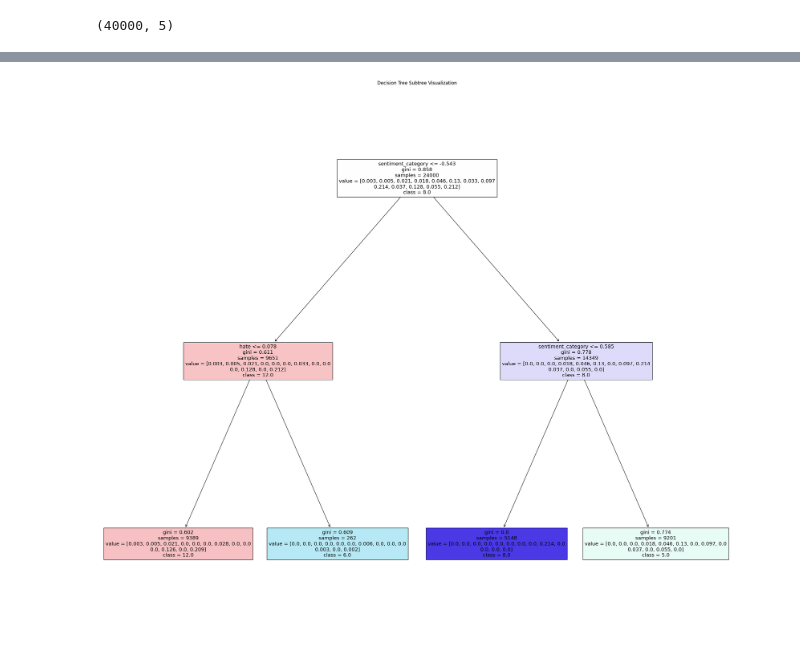
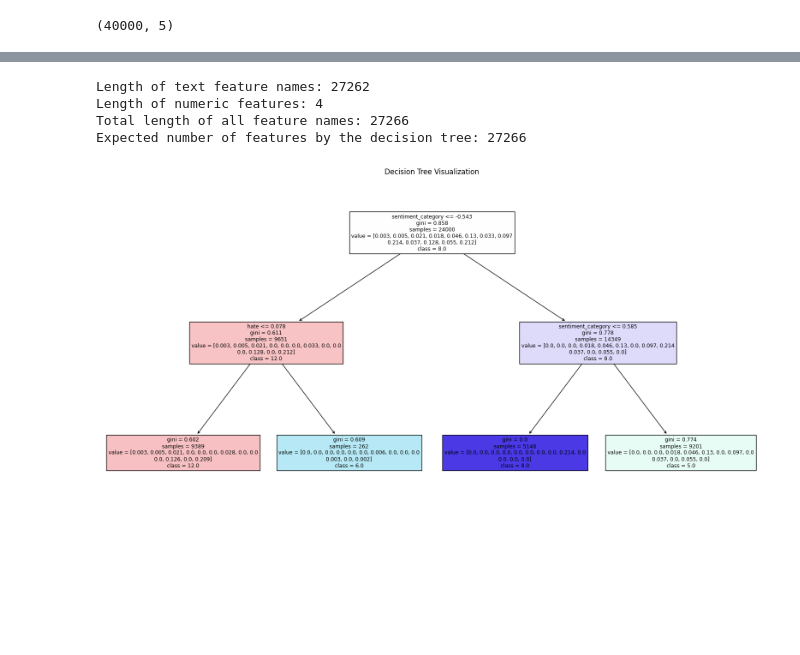
Before and after one commit to VajinderKaur/TheSparksFoundation_Task2, a Jupyter notebook: Decision_Tree_Algorithm.ipynb, the cells around one changed output, grey strips where cells are left out. Cells and saved outputs as stored; diff of their text form; code cells hidden in the pictures; blank space fills up the shorter version.

```diff
--- a/Decision_Tree_Algorithm.ipynb
+++ b/Decision_Tree_Algorithm.ipynb
@@ -95,9 +95,9 @@ def extract_sentiment_scores(text):
 df['neg_score'], df['neu_score'], df['pos_score'] = zip(*df['content'].map(extract_sentiment_scores))
 
 def map_sentiment_category(sentiment):
-    if sentiment in ['anger', 'boredom', 'empty', 'hate', 'sadness', 'worry']:
+    if sentiment in ['anger', 'hate', 'sadness', 'worry', 'boredom', 'empty']:
         return 'negative'
-    elif sentiment == 'neutral':
+    elif sentiment in ['neutral']:
         return 'neutral'
     else:
         return 'positive'
@@ -355,40 +354,51 @@ weighted avg       0.59      0.60      0.54     16000
 # %%
-from sklearn.tree import export_graphviz
-import graphviz
 from sklearn.tree import plot_tree
+import matplotlib.pyplot as plt
+import numpy as np
 
 # Function to visualize a subtree of the decision tree
-def visualize_subtree(adaboost_classifier, feature_names, class_names, base_estimator_index, node_index, filename=None):
+def visualize_subtree(adaboost_classifier, feature_names, class_names, base_estimator_index, filename=None):
     # Extract the list of base estimators (decision trees) from AdaBoostClassifier
     base_estimators = adaboost_classifier.estimators_
 
     # Extract the base estimator (decision tree) from the list at the specified index
     base_estimator = base_estimators[base_estimator_index]
 
     # Convert class names to strings
     class_names = [str(class_name) for class_name in class_names]
 
     # Visualize the decision tree
-    plt.figure(figsize=(30, 26))
+    plt.figure(figsize=(20, 10))
     plot_tree(base_estimator, feature_names=feature_names, class_names=class_names, filled=True)
-    plt.title('Decision Tree Subtree Visualization')
+    plt.title('Decision Tree Visualization')
+    if filename:
+        plt.savefig(filename)
     plt.show()
 
 # Extract feature names from preprocessor
-feature_names = best_model.named_steps['preprocessor'].transformers_[0][1].get_feature_names_out()
+text_feature_names = best_model.named_steps['preprocessor'].transformers_[0][1].get_feature_names_out()
 
-# Get the feature names for numeric features
+# Get the feature names for numeric features including 'sentiment_category'
 numeric_features = ['neg_score', 'neu_score', 'pos_score', 'sentiment_category']
 
 # Concatenate feature names
-all_feature_names = np.concatenate((feature_names, numeric_features))
+all_feature_names = np.concatenate((text_feature_names, numeric_features))
 
-# Example: Visualize subtree rooted at node with index 5
+# Debug: Print lengths of feature names and expected number of features
+print("Length of text feature names:", len(text_feature_names))
+print("Length of numeric features:", len(numeric_features))
+print("Total length of all feature names:", len(all_feature_names))
+print("Expected number of features by the decision tree:", best_model.named_steps['classifier'].estimators_[0].n_features_in_)
+
+# Example: Visualize the decision tree at index 0 in the AdaBoostClassifier
 visualize_subtree(best_model.named_steps['classifier'],
                   all_feature_names,
                   best_model.named_steps['classifier'].classes_,
                   base_estimator_index=0,
-                  node_index=5,
                   filename="subtree_visualization")
 # %% [output]
+Length of text feature names: 27262
+Length of numeric features: 4
+Total length of all feature names: 27266
+Expected number of features by the decision tree: 27266
-[figure, old version]
+[figure, new version]
```
Also changed, not shown: parts of 3 cells of this notebook.
